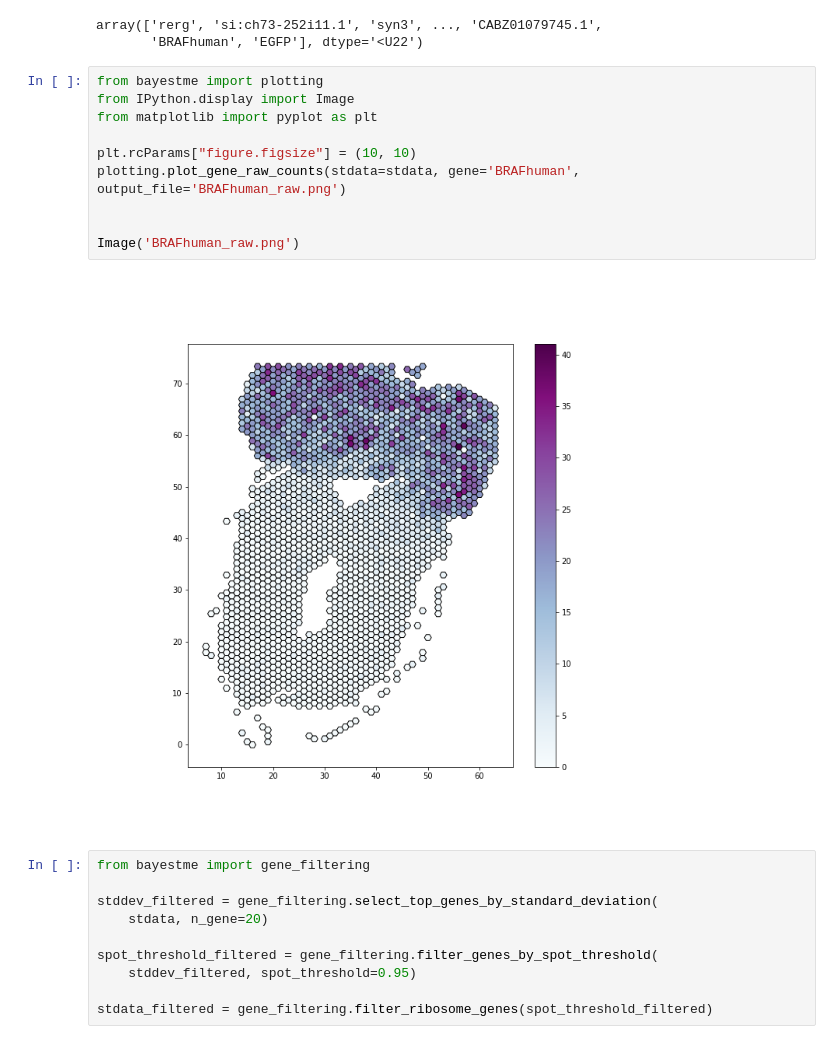
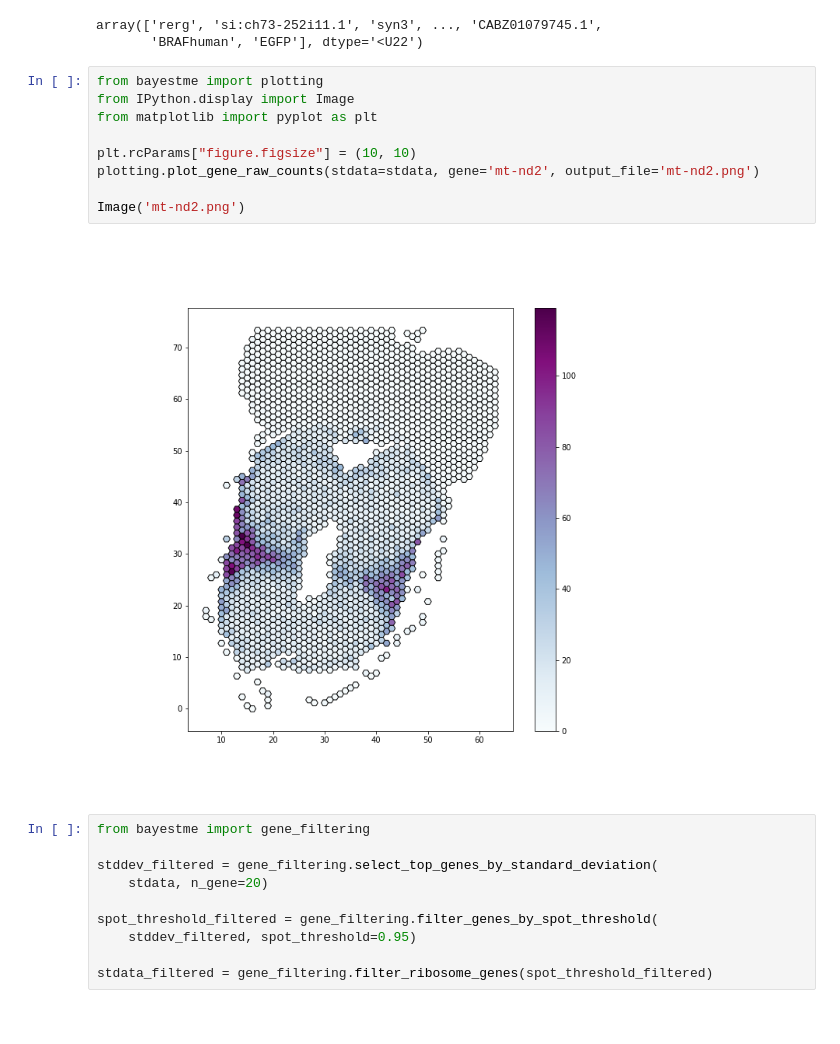
Before and after one commit to tansey-lab/bayestme, a Jupyter notebook: notebooks/bleeding_correction.ipynb, the cells around one changed output. Cells and saved outputs as stored; diff of their text form.

Commit message:
spatial expression plots working nicely now

```diff
--- a/notebooks/bleeding_correction.ipynb
+++ b/notebooks/bleeding_correction.ipynb
@@ -10,15 +10,14 @@ array(['rerg', 'si:ch73-252i11.1', 'syn3', ..., 'CABZ01079745.1',
 # %%
 from bayestme import plotting
 from IPython.display import Image
 from matplotlib import pyplot as plt
 
 plt.rcParams["figure.figsize"] = (10, 10)
-plotting.plot_gene_raw_counts(stdata=stdata, gene='BRAFhuman', output_file='BRAFhuman_raw.png')
+plotting.plot_gene_raw_counts(stdata=stdata, gene='mt-nd2', output_file='mt-nd2.png')
 
-
-Image('BRAFhuman_raw.png')
+Image('mt-nd2.png')
 # %% [output]
-[figure, old version]
+[figure, new version]
 # %%
 from bayestme import gene_filtering
 
```
Also changed, not shown: parts of 4 cells of this notebook, 9 other files.
